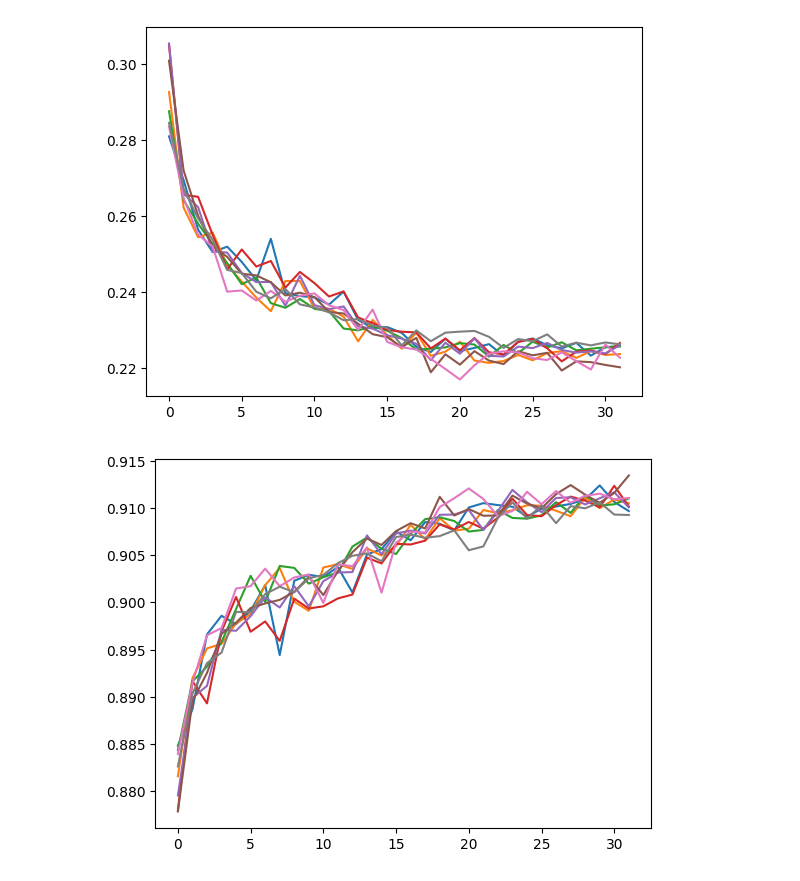
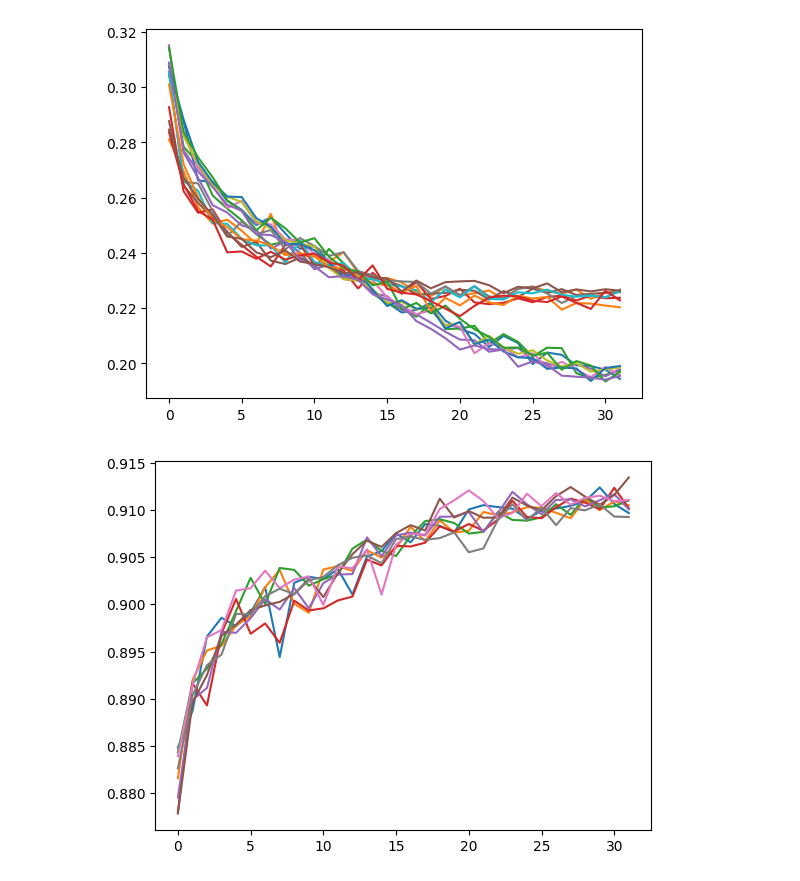
Before and after one commit to viktorcikojevic/heart-beat-ML, a Jupyter notebook: experiments/baseline-plus-augms-manyfolds/curves.ipynb, the cells around one changed output. Cells and saved outputs as stored; diff of their text form; code cells hidden in the pictures.

```diff
--- a/experiments/baseline-plus-augms-manyfolds/curves.ipynb
+++ b/experiments/baseline-plus-augms-manyfolds/curves.ipynb
@@ -1,14 +1,15 @@
 # %%
 import pandas as pd
 import matplotlib.pyplot as plt
 
 # load history.csv
 for fold in range(1, 9):
     df = pd.read_csv(f"fold-{fold}/history.csv")
 
+    plt.plot(df.epoch, df.train_loss, label='train_loss')
     plt.plot(df.epoch, df.valid_loss, label='valid_loss')
 # %% [output]
-[figure, old version]
+[figure, new version]
 # %%
 import pandas as pd
 import matplotlib.pyplot as plt
```
Also changed, not shown: 1 other file.
